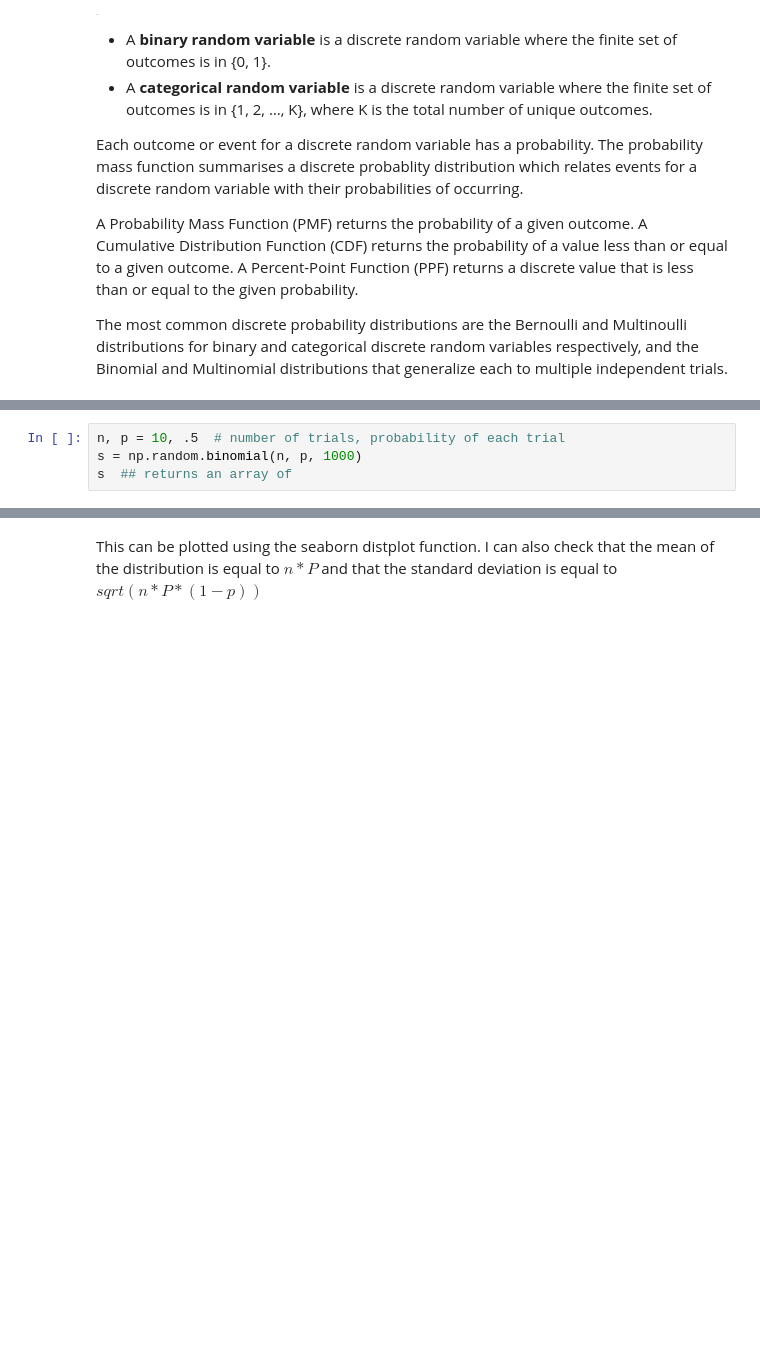
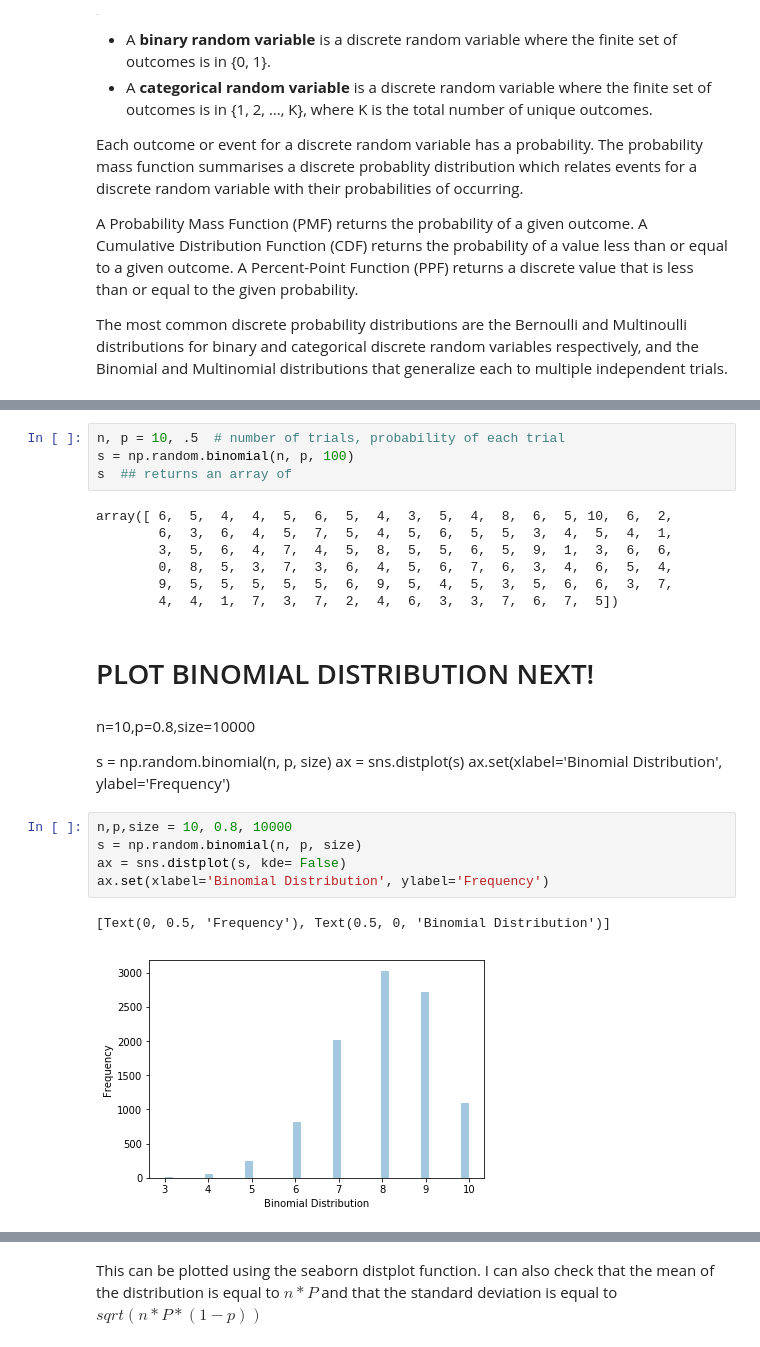
Before and after one commit to angela1C/Programming-for-Data-Analysis-numpy.random-project-2019, a Jupyter notebook: NumpyRandom.ipynb, the cells around one changed output, grey strips where cells are left out. Cells and saved outputs as stored; diff of their text form; blank space fills up the shorter version.

```diff
--- a/NumpyRandom.ipynb
+++ b/NumpyRandom.ipynb
@@ -1293,4 +1295,27 @@ This returns a numpy array with samples drawn from the parameterized binomial di
 # %%
 n, p = 10, .5  # number of trials, probability of each trial
-s = np.random.binomial(n, p, 1000)
+s = np.random.binomial(n, p, 100)
 s  ## returns an array of
+# %% [output]
+array([ 6,  5,  4,  4,  5,  6,  5,  4,  3,  5,  4,  8,  6,  5, 10,  6,  2,
+        6,  3,  6,  4,  5,  7,  5,  4,  5,  6,  5,  5,  3,  4,  5,  4,  1,
+        3,  5,  6,  4,  7,  4,  5,  8,  5,  5,  6,  5,  9,  1,  3,  6,  6,
+        0,  8,  5,  3,  7,  3,  6,  4,  5,  6,  7,  6,  3,  4,  6,  5,  4,
+        9,  5,  5,  5,  5,  5,  6,  9,  5,  4,  5,  3,  5,  6,  6,  3,  7,
+        4,  4,  1,  7,  3,  7,  2,  4,  6,  3,  3,  7,  6,  7,  5])
+# %% [markdown]
+# PLOT BINOMIAL DISTRIBUTION NEXT!
+# %% [markdown]
+n=10,p=0.8,size=10000
+
+s = np.random.binomial(n, p, size)
+ax = sns.distplot(s)
+ax.set(xlabel='Binomial Distribution', ylabel='Frequency')
+# %%
+n,p,size = 10, 0.8, 10000
+s = np.random.binomial(n, p, size)
+ax = sns.distplot(s, kde= False)
+ax.set(xlabel='Binomial Distribution', ylabel='Frequency')
+# %% [output]
+[Text(0, 0.5, 'Frequency'), Text(0.5, 0, 'Binomial Distribution')]
+[figure, added]
```
Also changed, not shown: parts of 25 cells of this notebook, 1 other file.
